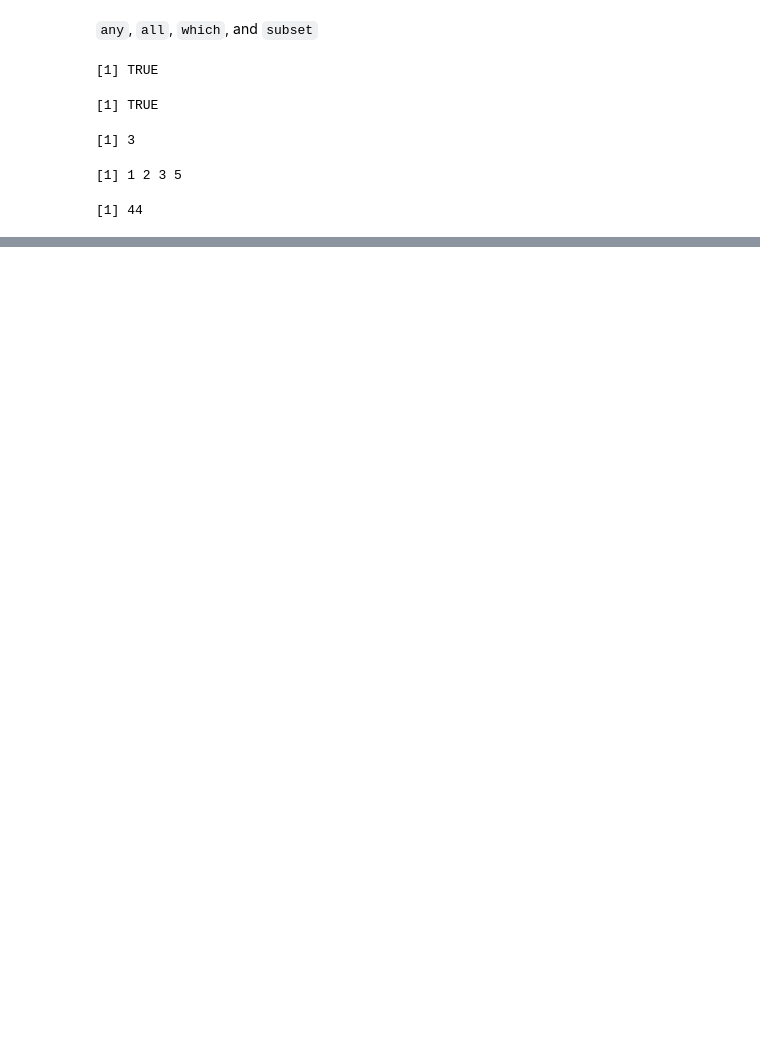
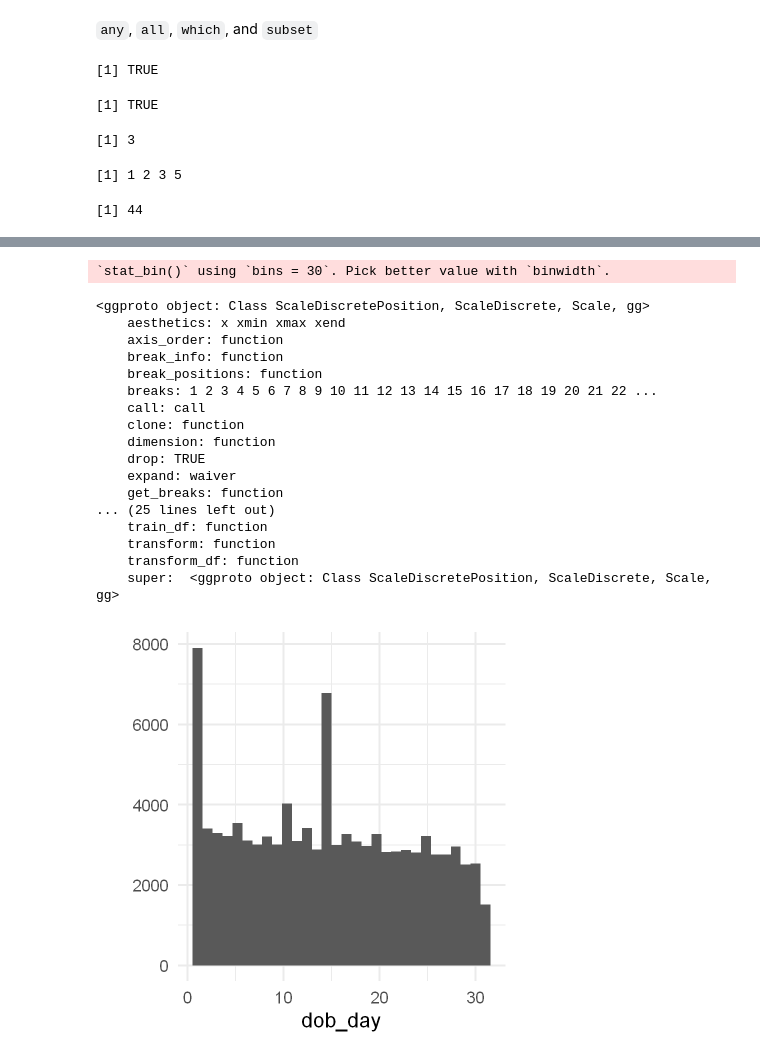
Before and after one commit to birbarino/R-Projects, a Jupyter notebook: intro-to-r/intro-to-r.ipynb, the cells around one changed output, grey strips where cells are left out. Cells and saved outputs as stored; diff of their text form; code cells hidden in the pictures; blank space fills up the shorter version.

```diff
--- a/intro-to-r/intro-to-r.ipynb
+++ b/intro-to-r/intro-to-r.ipynb
@@ -218,0 +686,23 @@ subset(heights, lengths > 101)  # returns second element,
+# %%
+qplot(x=dob_day, data=fb)
+scale_x_discrete(breaks=1:31)
+# %% [output]
+`stat_bin()` using `bins = 30`. Pick better value with `binwidth`.
+<ggproto object: Class ScaleDiscretePosition, ScaleDiscrete, Scale, gg>
+    aesthetics: x xmin xmax xend
+    axis_order: function
+    break_info: function
+    break_positions: function
+    breaks: 1 2 3 4 5 6 7 8 9 10 11 12 13 14 15 16 17 18 19 20 21 22 ...
+    call: call
+    clone: function
+    dimension: function
+    drop: TRUE
+    expand: waiver
+    get_breaks: function
+... (25 lines left out)
+    train_df: function
+    transform: function
+    transform_df: function
+    super:  <ggproto object: Class ScaleDiscretePosition, ScaleDiscrete, Scale, gg>
+[figure, added]
```
Also changed, not shown: parts of 74 cells of this notebook, 2 other files.
